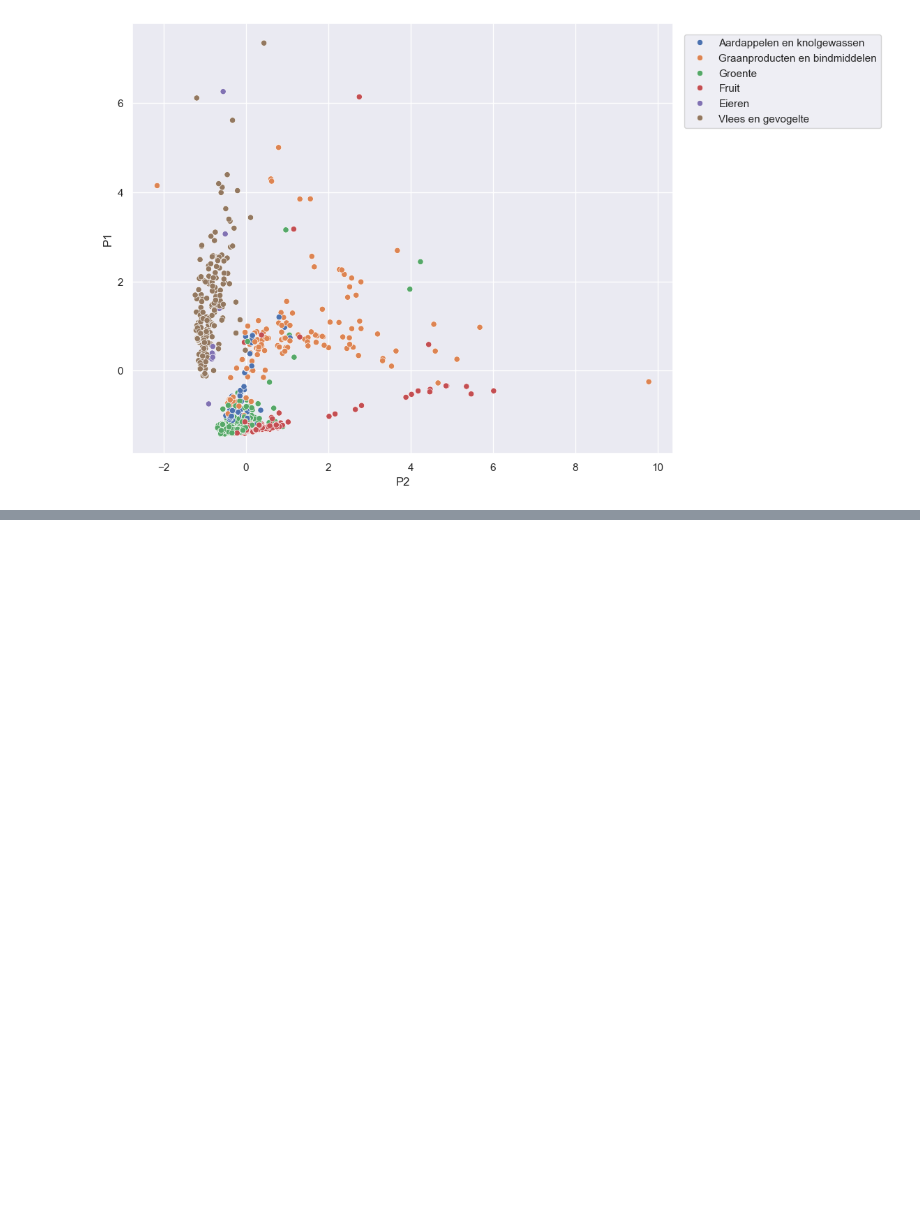
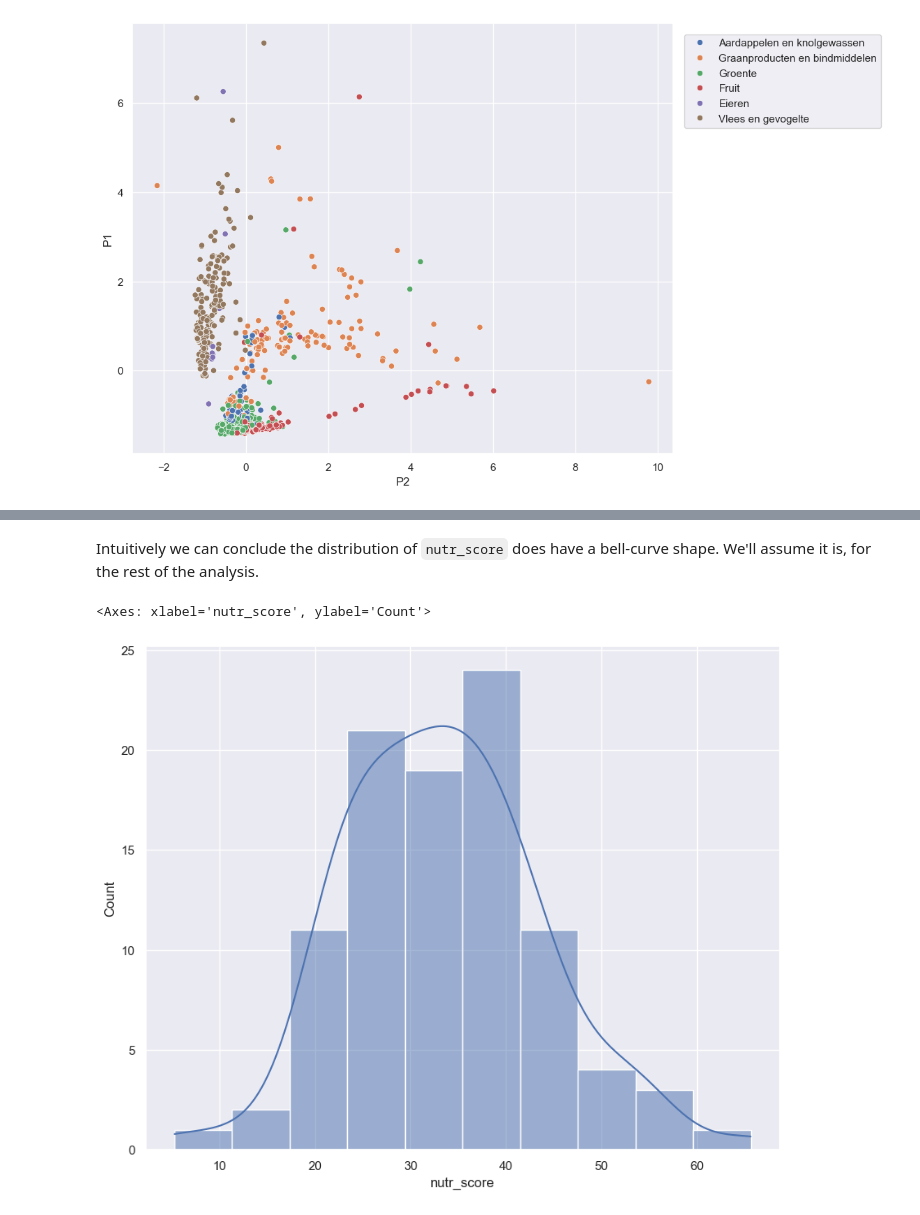
Before and after one commit to jgray1996/food_informer, a Jupyter notebook: final_asignment.ipynb, the cells around one changed output, grey strips where cells are left out. Saved outputs shown, nothing was run; the diff lists cells and outputs as text; code cells hidden in the pictures; blank space fills up the shorter version.

```diff
--- a/final_asignment.ipynb
+++ b/final_asignment.ipynb
@@ -175,0 +255,7 @@ Above we can see the
+# %% [markdown]
+Intuitively we can conclude the distribution of `nutr_score` does have a bell-curve shape. We'll assume it is, for the rest of the analysis.
+# %%
+sns.histplot(data=nevo[nevo["Voedingsmiddelgroep"] == "Vis, schaal- en schelpdieren"]["nutr_score"], kde=True)
+# %% [output]
+<Axes: xlabel='nutr_score', ylabel='Count'>
+[figure, added]
```
Also changed, not shown: parts of 16 cells of this notebook.
